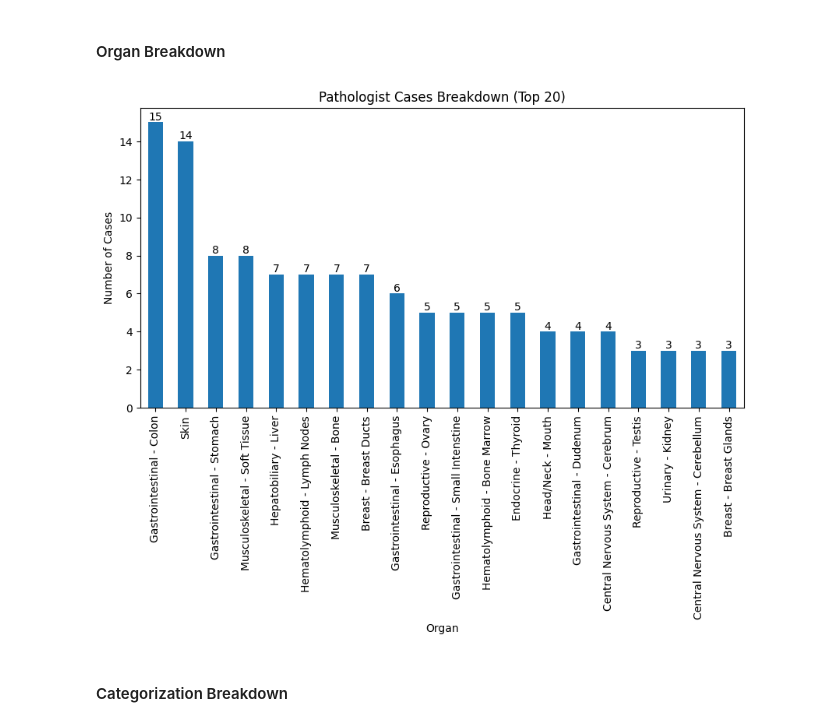
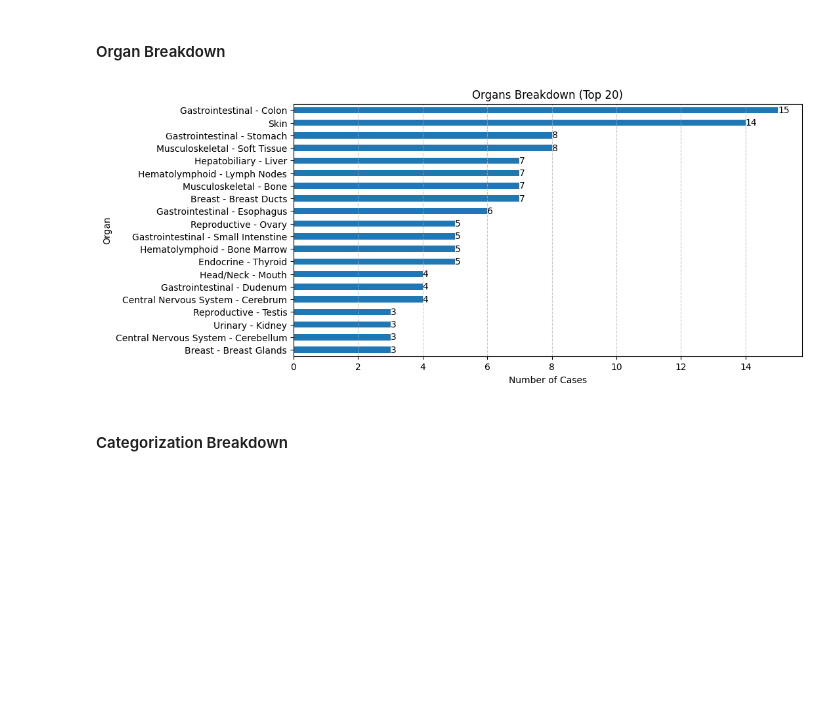
Before and after one commit to embedded-robotics/path-open-data, a Jupyter notebook: pathopen_raw_data_analysis.ipynb, the cells around one changed output. Drawn from its saved outputs; the diff is of its cells as text; code cells hidden in the pictures; blank space fills up the shorter version.

Commit message:
Added all the data

```diff
--- a/pathopen_raw_data_analysis.ipynb
+++ b/pathopen_raw_data_analysis.ipynb
@@ -59 +89,17 @@ plt.show()
+# %%
+def convert_mag(mag):
+    path_id = mag.iloc[0]
+    image_mag = mag.iloc[1]
+    if pd.isnull(image_mag):
+        return image_mag
+
+    image_mag = image_mag.lower().strip()
+    if path_id == 'CK':
+        if 'x' in image_mag:
+            return str(int(image_mag.split('x')[0]) * 10) + 'x'
+    return image_mag
+# %%
+vqa_data['Image1_Mag'] = vqa_data[['Pathologist ID', 'Image1_Mag']].apply(convert_mag, axis=1)
+vqa_data['Image2_Mag'] = vqa_data[['Pathologist ID', 'Image2_Mag']].apply(convert_mag, axis=1)
+vqa_data['Image3_Mag'] = vqa_data[['Pathologist ID', 'Image3_Mag']].apply(convert_mag, axis=1)
 # %%
@@ -77,11 +118,13 @@ plt.show()
 # %% [markdown]
 #### Organ Breakdown
 # %%
-ax = vqa_data['Organ'].value_counts().head(20).plot(kind='bar', figsize=(10, 5), title='Pathologist Cases Breakdown (Top 20)', xlabel='Organ', ylabel='Number of Cases')
+ax = vqa_data['Organ'].value_counts().head(20).plot(kind='barh', figsize=(10, 5), title='Organs Breakdown (Top 20)', xlabel='Number of Cases', ylabel='Organ')
 ax.bar_label(ax.containers[0])
+ax.grid(axis='x', linestyle='--', alpha=0.7)
+ax.invert_yaxis()
 plt.show()
 # %% [output]
-[figure, old version]
+[figure, new version]
 # %% [markdown]
 #### Categorization Breakdown
 # %%
```
Also changed, not shown: parts of 28 cells of this notebook, 1 other file.
